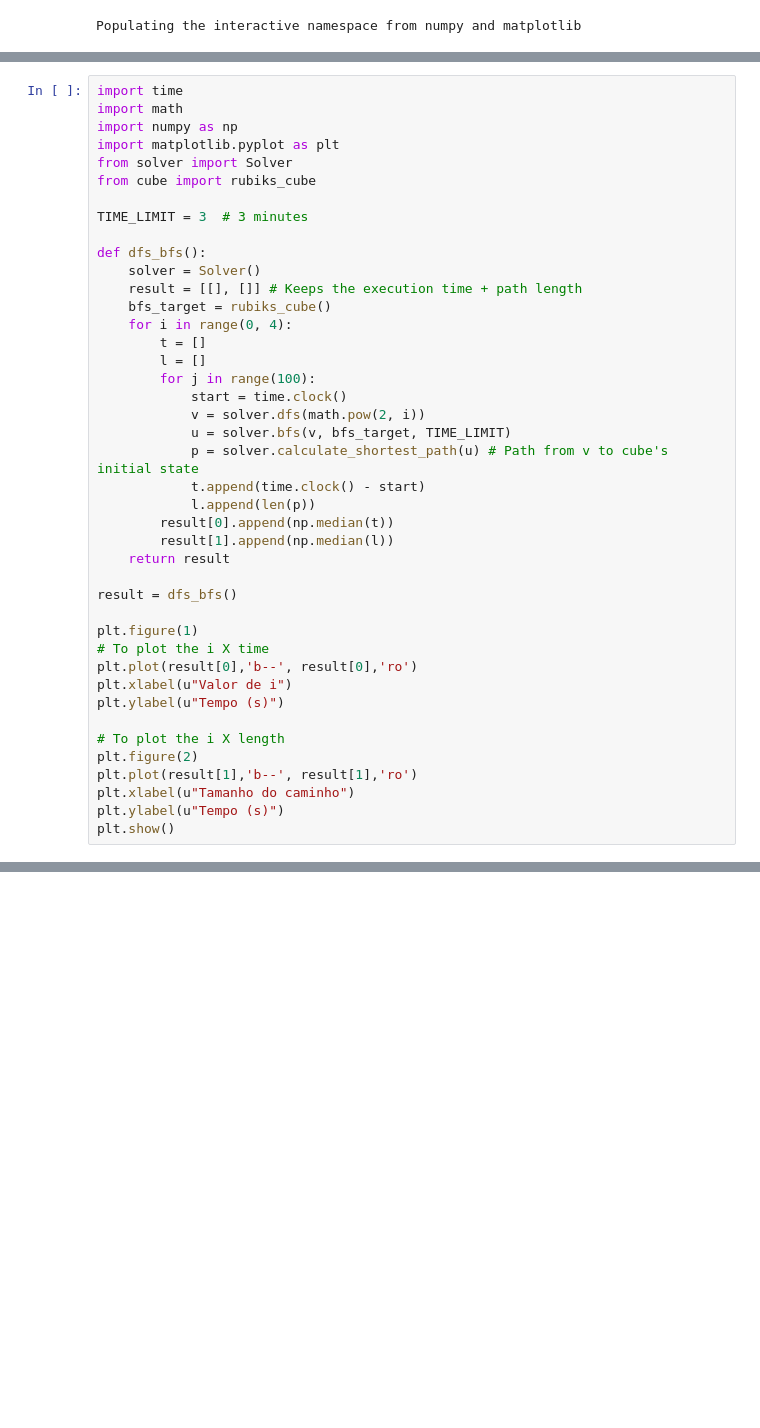
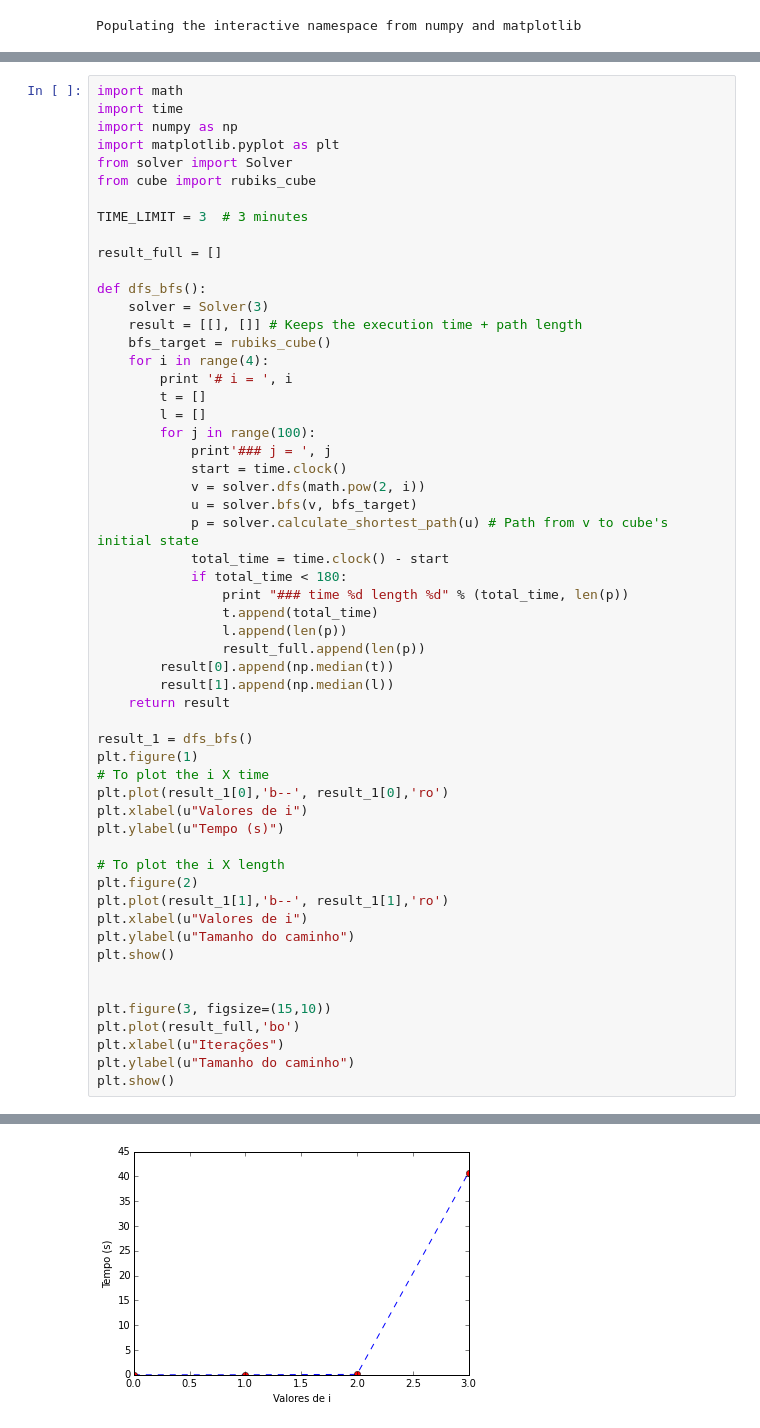
Before and after one commit to benjamij/RubicsCube, a Jupyter notebook: Rubik's Cube.ipynb, the cells around one changed output, grey strips where cells are left out. Saved outputs shown, nothing was run; the diff lists cells and outputs as text; blank space fills up the shorter version.

```diff
--- a/Rubik's Cube.ipynb
+++ b/Rubik's Cube.ipynb
@@ -138,6 +157,6 @@ KeyboardInterrupt:
 # %%
+import math
 import time
-import math
 import numpy as np
 import matplotlib.pyplot as plt
 from solver import Solver
@@ -145,35 +164,50 @@ from cube import rubiks_cube
 
 TIME_LIMIT = 3  # 3 minutes
 
+result_full = []
+
 def dfs_bfs():
-    solver = Solver()
+    solver = Solver(3)
     result = [[], []] # Keeps the execution time + path length
     bfs_target = rubiks_cube()
-    for i in range(0, 4):
+    for i in range(4):
+        print '# i = ', i
         t = []
         l = []
         for j in range(100):
+            print'### j = ', j
             start = time.clock()
             v = solver.dfs(math.pow(2, i))
-            u = solver.bfs(v, bfs_target, TIME_LIMIT)
+            u = solver.bfs(v, bfs_target)
             p = solver.calculate_shortest_path(u) # Path from v to cube's initial state
-            t.append(time.clock() - start)
-            l.append(len(p))
+            total_time = time.clock() - start
+            if total_time < 180:
+                print "### time %d length %d" % (total_time, len(p))
+                t.append(total_time)
+                l.append(len(p))
+                result_full.append(len(p))
         result[0].append(np.median(t))
         result[1].append(np.median(l))
     return result
 
-result = dfs_bfs()
-
+result_1 = dfs_bfs()
 plt.figure(1)
 # To plot the i X time
-plt.plot(result[0],'b--', result[0],'ro')
-plt.xlabel(u"Valor de i")
+plt.plot(result_1[0],'b--', result_1[0],'ro')
+plt.xlabel(u"Valores de i")
 plt.ylabel(u"Tempo (s)")
 
 # To plot the i X length
 plt.figure(2)
-plt.plot(result[1],'b--', result[1],'ro')
-plt.xlabel(u"Tamanho do caminho")
-plt.ylabel(u"Tempo (s)")
+plt.plot(result_1[1],'b--', result_1[1],'ro')
+plt.xlabel(u"Valores de i")
+plt.ylabel(u"Tamanho do caminho")
 plt.show()
+
+
+plt.figure(3, figsize=(15,10))
+plt.plot(result_full,'bo')
+plt.xlabel(u"Iterações")
+plt.ylabel(u"Tamanho do caminho")
+plt.show()
+# %% [output]
@@ -179,0 +231 @@ plt.show()
+[figure, added]
```
Also changed, not shown: parts of 10 cells of this notebook.
